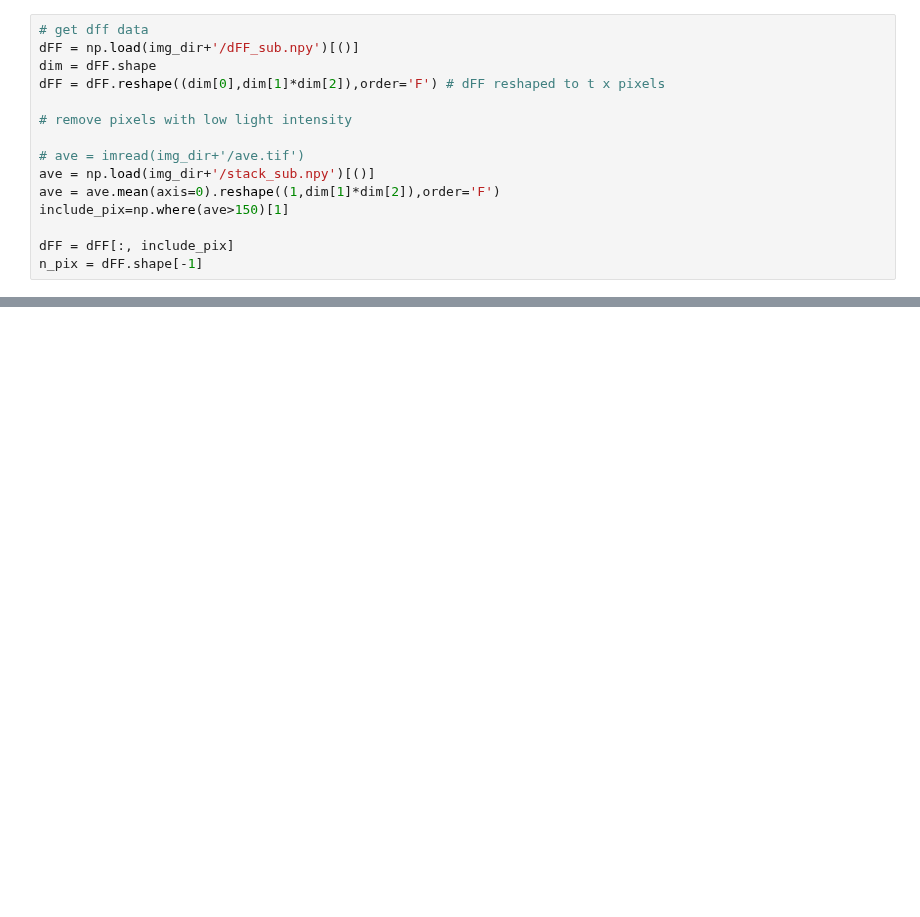
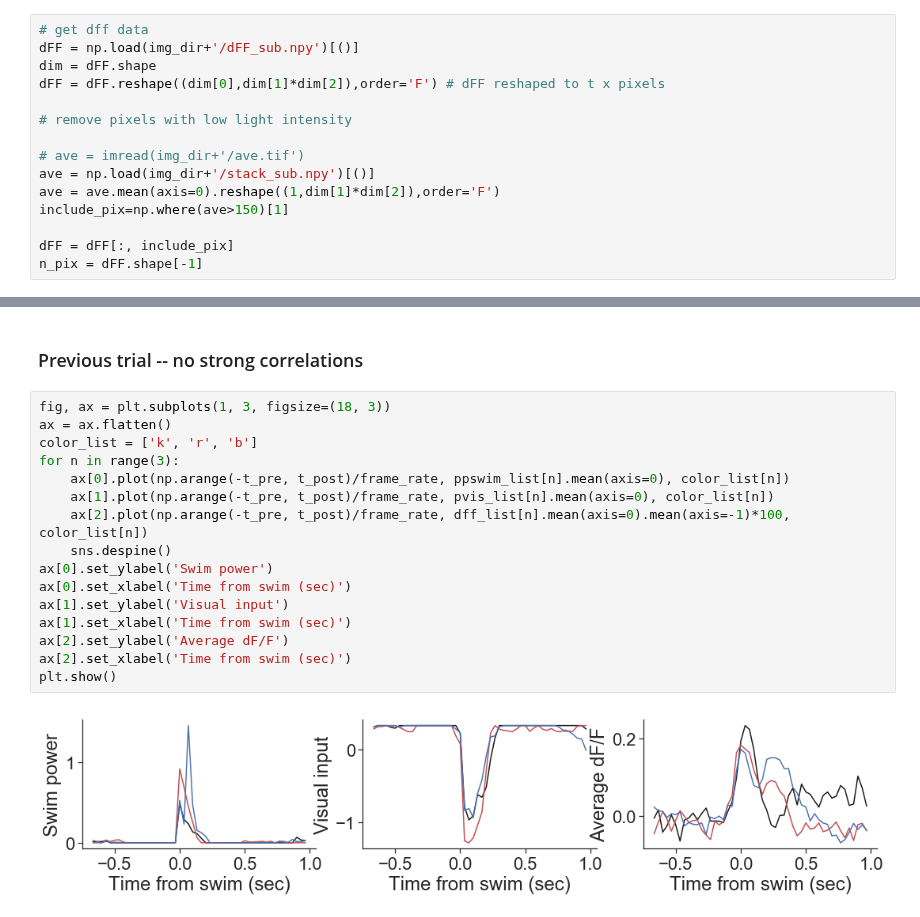
Before and after one commit to zqwei/DRN_voltage_analysis, a Jupyter notebook: Notebooks/glu_analysis_time_shift.ipynb, the cells around one changed output, grey strips where cells are left out. Drawn from its saved outputs; the diff is of its cells as text; blank space fills up the shorter version.

```diff
--- a/Notebooks/glu_analysis_time_shift.ipynb
+++ b/Notebooks/glu_analysis_time_shift.ipynb
@@ -273,3 +306,23 @@ SpearmanrResult(correlation=0.10310321257689678, pvalue=0.3754550432681836)
+# %% [markdown]
+### Previous trial -- no strong correlations
+# %%
+fig, ax = plt.subplots(1, 3, figsize=(18, 3))
+ax = ax.flatten()
+color_list = ['k', 'r', 'b']
+for n in range(3):
+    ax[0].plot(np.arange(-t_pre, t_post)/frame_rate, ppswim_list[n].mean(axis=0), color_list[n])
+    ax[1].plot(np.arange(-t_pre, t_post)/frame_rate, pvis_list[n].mean(axis=0), color_list[n])
+    ax[2].plot(np.arange(-t_pre, t_post)/frame_rate, dff_list[n].mean(axis=0).mean(axis=-1)*100, color_list[n])
+    sns.despine()
+ax[0].set_ylabel('Swim power')
+ax[0].set_xlabel('Time from swim (sec)')
+ax[1].set_ylabel('Visual input')
+ax[1].set_xlabel('Time from swim (sec)')
+ax[2].set_ylabel('Average dF/F')
+ax[2].set_xlabel('Time from swim (sec)')
+plt.show()
+# %% [output]
+[figure, added]
 # %%
 tmp1 = []
 tmp2 = []
```
Also changed, not shown: parts of 11 cells of this notebook, 1 other file.
